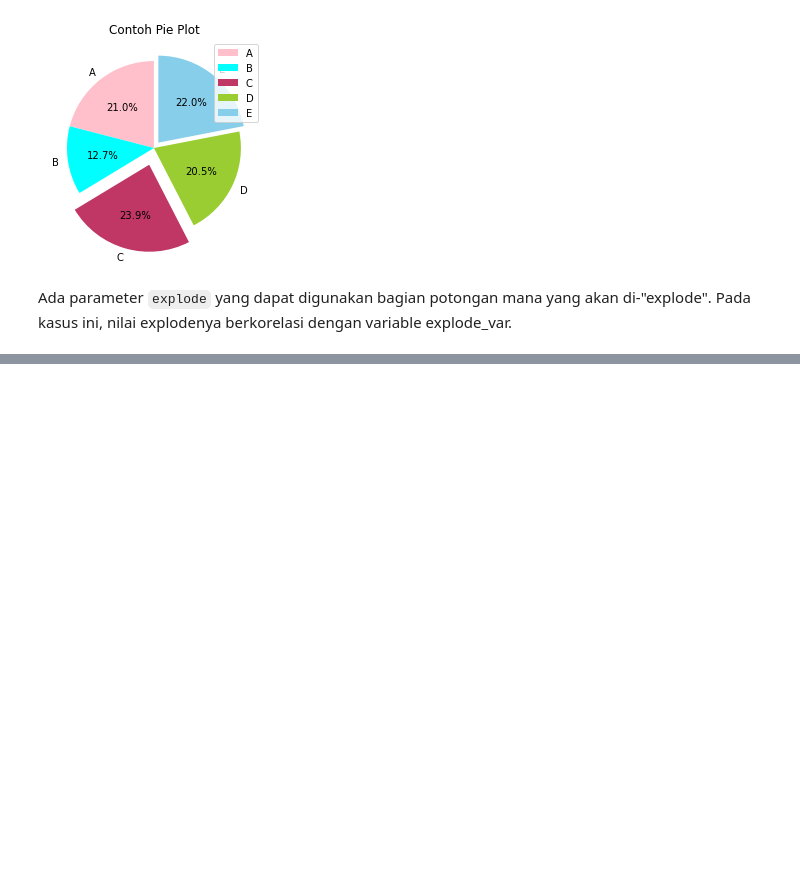
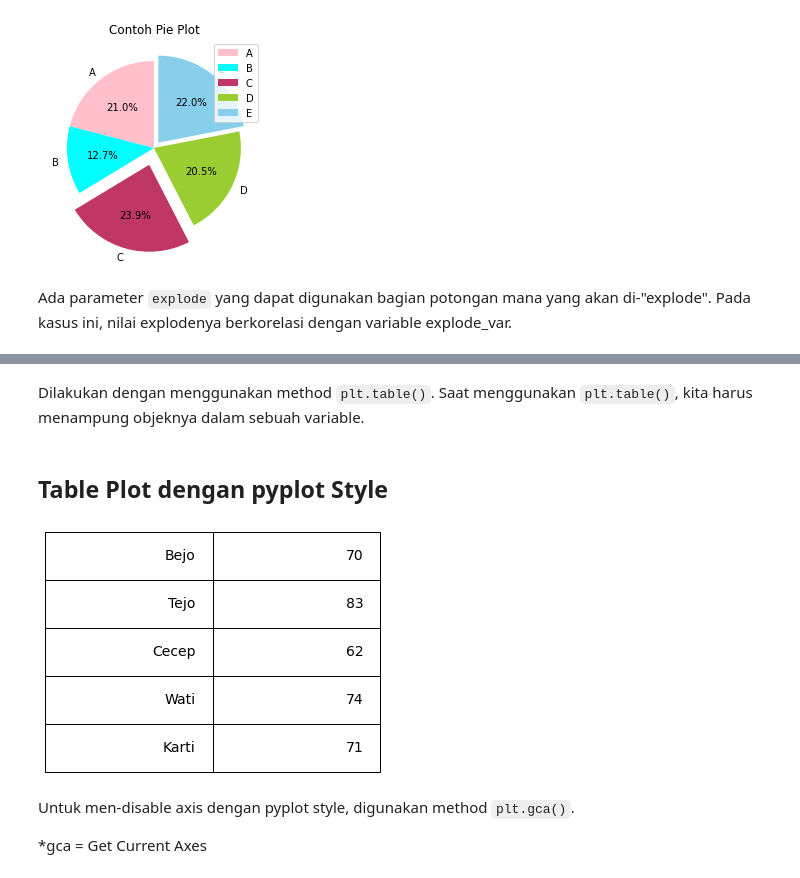
Before and after one commit to medievalgoose/matplotlib, a Jupyter notebook: Matplotlib-Week4.ipynb, the cells around one changed output, grey strips where cells are left out. Cells and saved outputs as stored; diff of their text form; code cells hidden in the pictures; blank space fills up the shorter version.

```diff
--- a/Matplotlib-Week4.ipynb
+++ b/Matplotlib-Week4.ipynb
@@ -225,0 +267,20 @@ Ada parameter `explode` yang dapat digunakan bagian potongan mana yang akan di-"
+# %% [markdown]
+Dilakukan dengan menggunakan method `plt.table()`. Saat menggunakan `plt.table()`, kita harus menampung objeknya dalam sebuah variable.
+# %% [markdown]
+## Table Plot dengan pyplot Style
+# %%
+table = plt.table(cellText=data_uas, loc='center')
+
+table.set_fontsize(14)
+table.scale(1, 4)
+
+ax = plt.gca()
+ax.axis(False)
+
+plt.show()
+# %% [output]
+[figure, added]
+# %% [markdown]
+Untuk men-disable axis dengan pyplot style, digunakan method `plt.gca()`.
+
+*gca = Get Current Axes
```
Also changed, not shown: parts of 9 cells of this notebook.
